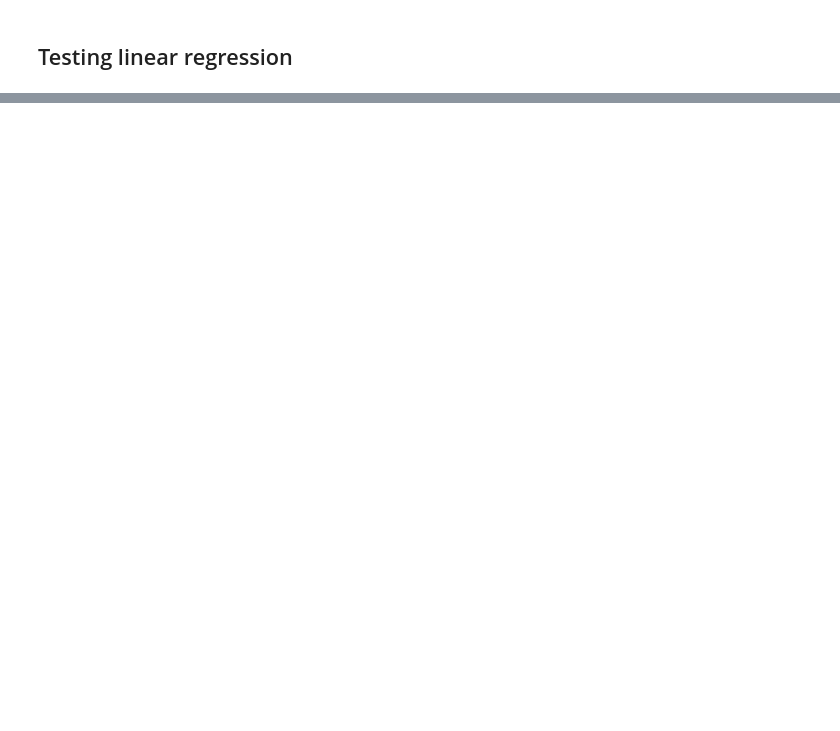
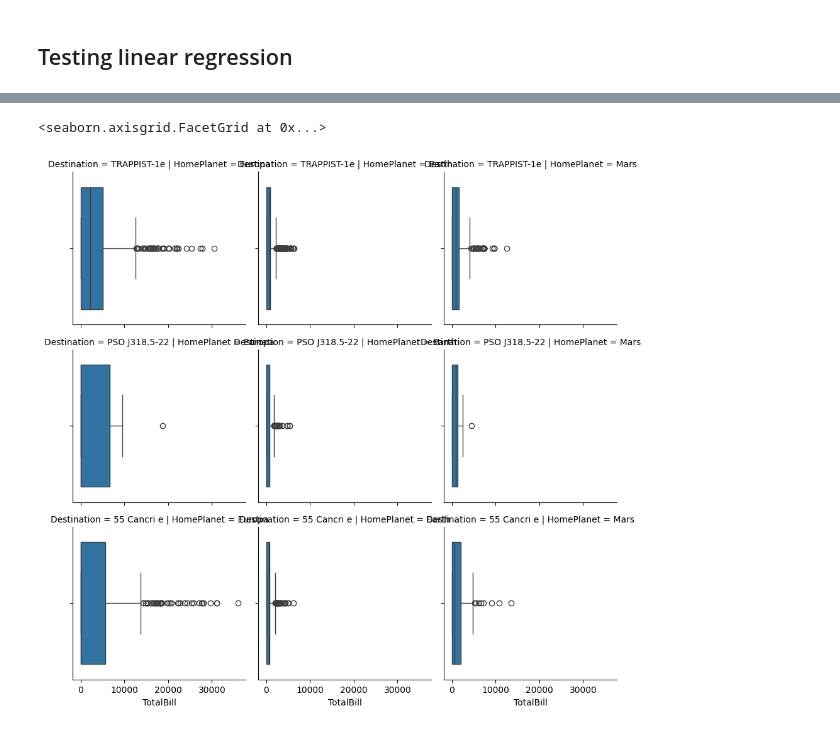
Before and after one commit to Vetle960/space-titanic-kaggle, a Jupyter notebook: eda.ipynb, the cells around one changed output, grey strips where cells are left out. Cells and saved outputs as stored; diff of their text form; code cells hidden in the pictures; blank space fills up the shorter version.

```diff
--- a/eda.ipynb
+++ b/eda.ipynb
@@ -716,0 +813,8 @@ plt.show()
+# %%
+df_in_use['MoneySpent'] = df_in_use.SpentMoney.astype(int)
+df_in_use['Age'] = df_in_use.Age.fillna(df_in_use.Age.median())
+df_in_use['CryoSleep'] = df_in_use.CryoSleep.astype(int).fillna(df_in_use.CryoSleep.astype(int).mode())
+model = sm.Logit(df_in_use['Transported'].values, df_in_use[[ 'MoneySpent']].values).fit()
+
+# Print the model summary to see the coefficient estimates and other statistics
+print(model.summary())
@@ -716,0 +883,7 @@ plt.show()
+# %%
+#Checking out total spending
+g = sns.FacetGrid(df_in_use, col = 'HomePlanet', row = 'Destination')
+g.map(sns.boxplot,'TotalBill')
+# %% [output]
+<seaborn.axisgrid.FacetGrid at 0x...>
+[figure, added]
```
Also changed, not shown: parts of 38 cells of this notebook.
